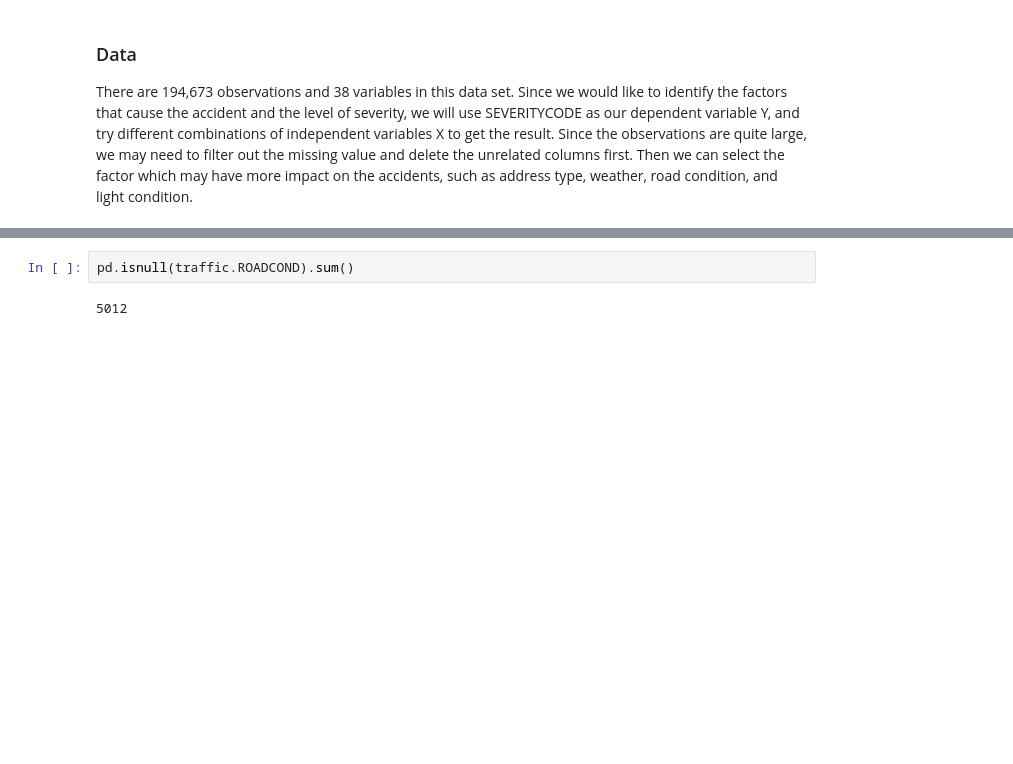
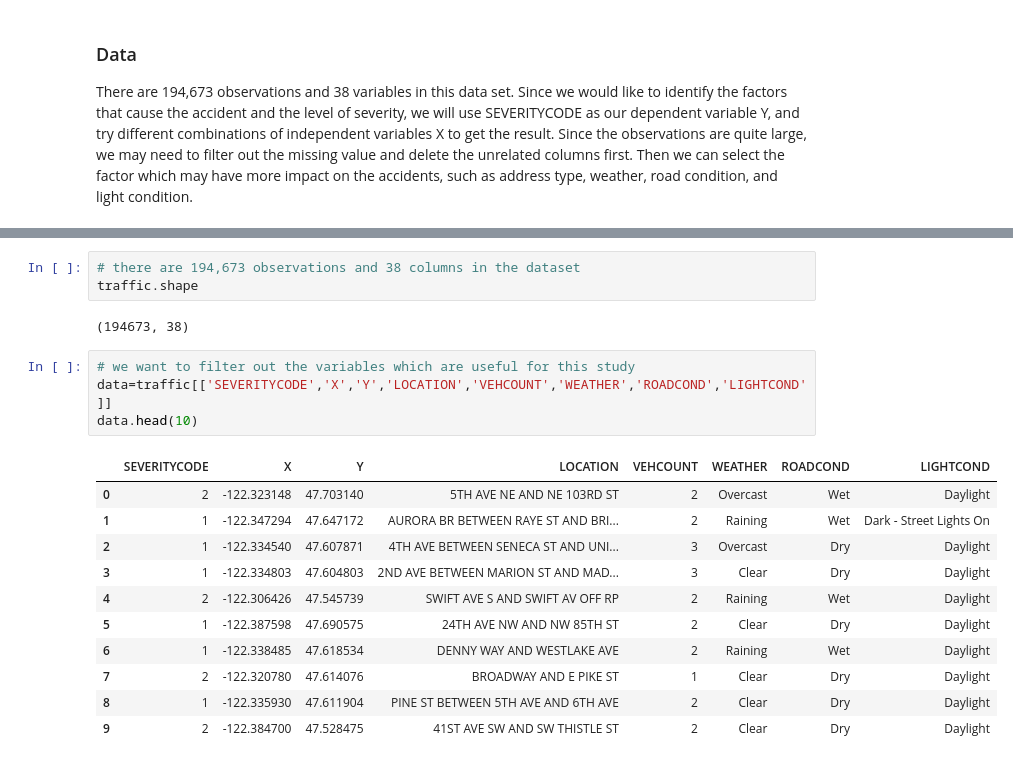
Before and after one commit to Wdiii/Coursera_Capstone, a Jupyter notebook: Coursera_Capstone.ipynb, the cells around one changed output, grey strips where cells are left out. Drawn from its saved outputs; the diff is of its cells as text; blank space fills up the shorter version.

```diff
--- a/Coursera_Capstone.ipynb
+++ b/Coursera_Capstone.ipynb
@@ -69,4 +61,21 @@ traffic.describe()
-# %%
-pd.isnull(traffic.ROADCOND).sum()
-# %% [output]
-5012
+# %%
+# there are 194,673 observations and 38 columns in the dataset
+traffic.shape
+# %% [output]
+(194673, 38)
+# %%
+# we want to filter out the variables which are useful for this study
+data=traffic[['SEVERITYCODE','X','Y','LOCATION','VEHCOUNT','WEATHER','ROADCOND','LIGHTCOND']]
+data.head(10)
+# %% [output]
+|  | SEVERITYCODE | X | Y | LOCATION | VEHCOUNT | WEATHER | ROADCOND | LIGHTCOND |
+| 0 | 2 | -122.323148 | 47.703140 | 5TH AVE NE AND NE 103RD ST | 2 | Overcast | Wet | Daylight |
+| 1 | 1 | -122.347294 | 47.647172 | AURORA BR BETWEEN RAYE ST AND BRI... | 2 | Raining | Wet | Dark - Street Lights On |
+| 2 | 1 | -122.334540 | 47.607871 | 4TH AVE BETWEEN SENECA ST AND UNI... | 3 | Overcast | Dry | Daylight |
+| 3 | 1 | -122.334803 | 47.604803 | 2ND AVE BETWEEN MARION ST AND MAD... | 3 | Clear | Dry | Daylight |
+| 4 | 2 | -122.306426 | 47.545739 | SWIFT AVE S AND SWIFT AV OFF RP | 2 | Raining | Wet | Daylight |
+| 5 | 1 | -122.387598 | 47.690575 | 24TH AVE NW AND NW 85TH ST | 2 | Clear | Dry | Daylight |
+| 6 | 1 | -122.338485 | 47.618534 | DENNY WAY AND WESTLAKE AVE | 2 | Raining | Wet | Daylight |
+| 7 | 2 | -122.320780 | 47.614076 | BROADWAY AND E PIKE ST | 1 | Clear | Dry | Daylight |
+| 8 | 1 | -122.335930 | 47.611904 | PINE ST BETWEEN 5TH AVE AND 6TH AVE | 2 | Clear | Dry | Daylight |
+| 9 | 2 | -122.384700 | 47.528475 | 41ST AVE SW AND SW THISTLE ST | 2 | Clear | Dry | Daylight |
```
Also changed, not shown: parts of 24 cells of this notebook.
